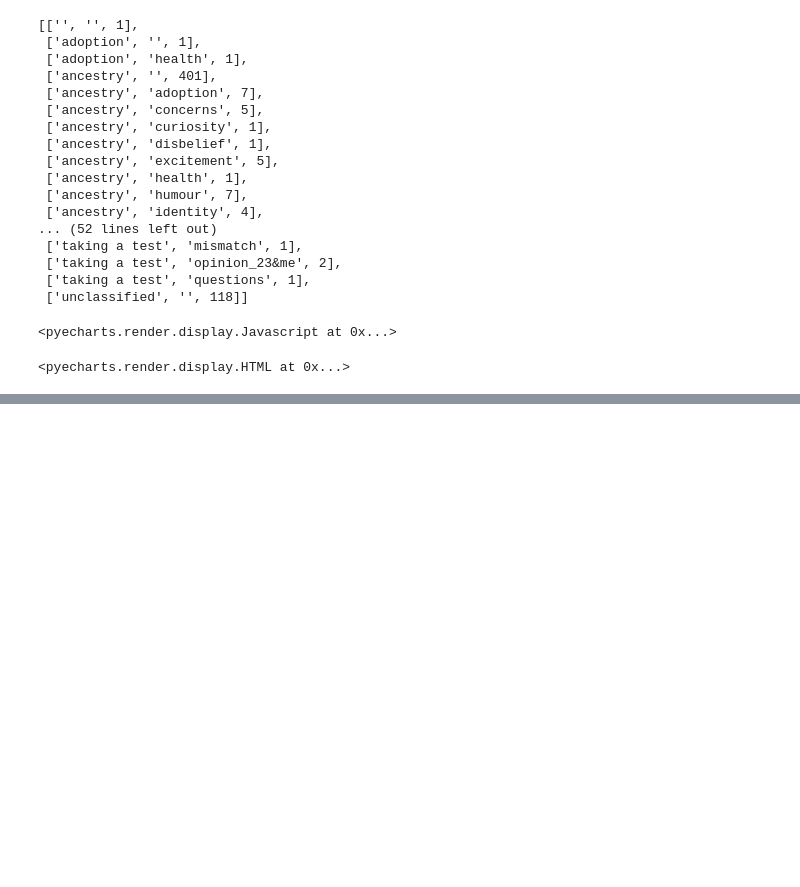
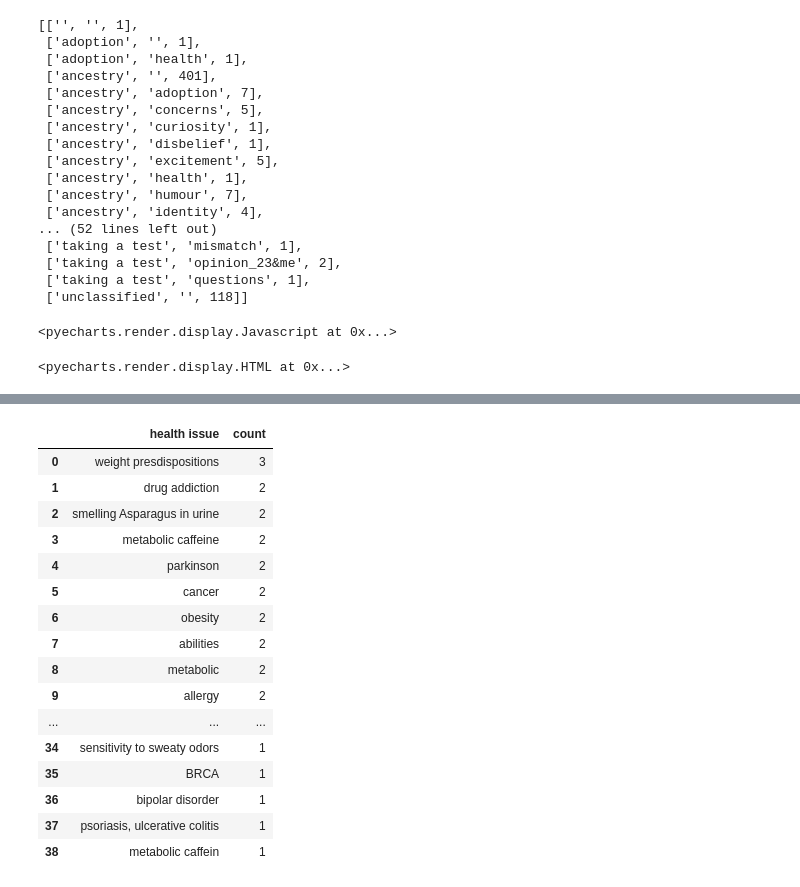
Before and after one commit to bz-dev/dtc-twitter-analysis, a Jupyter notebook: step-by-step.ipynb, the cells around one changed output, grey strips where cells are left out. Cells and saved outputs as stored; diff of their text form; code cells hidden in the pictures; blank space fills up the shorter version.

```diff
--- a/step-by-step.ipynb
+++ b/step-by-step.ipynb
@@ -504,0 +434,21 @@ import random
+# %%
+df_health = pandas.concat([df_iam[df_iam.category1 == 'health']['sub-category1'], df_iam[df_iam.category2 == 'health']['sub-category2']]).dropna().value_counts().reset_index().rename(columns={'index': 'health issue', 0: 'count'})
+df_health
+# %% [output]
+|  | health issue | count |
+| 0 | weight presdispositions | 3 |
+| 1 | drug addiction | 2 |
+| 2 | smelling Asparagus in urine | 2 |
+| 3 | metabolic caffeine | 2 |
+| 4 | parkinson | 2 |
+| 5 | cancer | 2 |
+| 6 | obesity | 2 |
+| 7 | abilities | 2 |
+| 8 | metabolic | 2 |
+| 9 | allergy | 2 |
+| ... | ... | ... |
+| 34 | sensitivity to sweaty odors | 1 |
+| 35 | BRCA | 1 |
+| 36 | bipolar disorder | 1 |
+| 37 | psoriasis, ulcerative colitis | 1 |
+| 38 | metabolic caffein | 1 |
```
Also changed, not shown: parts of 8 cells of this notebook.
